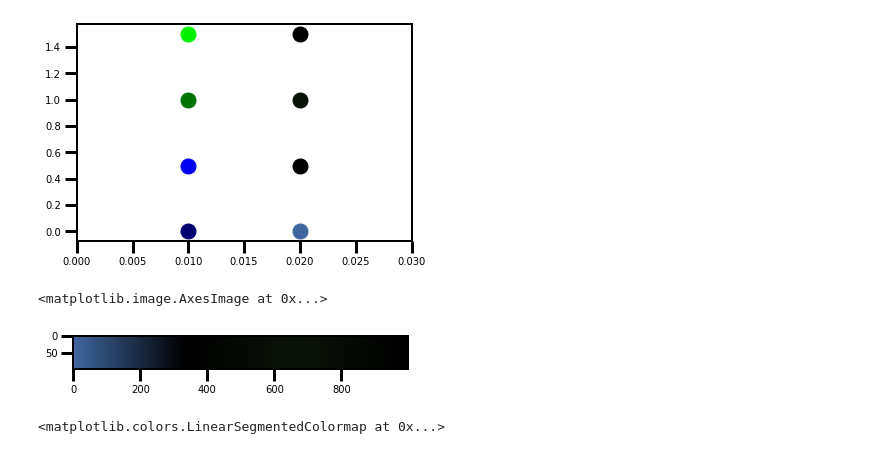
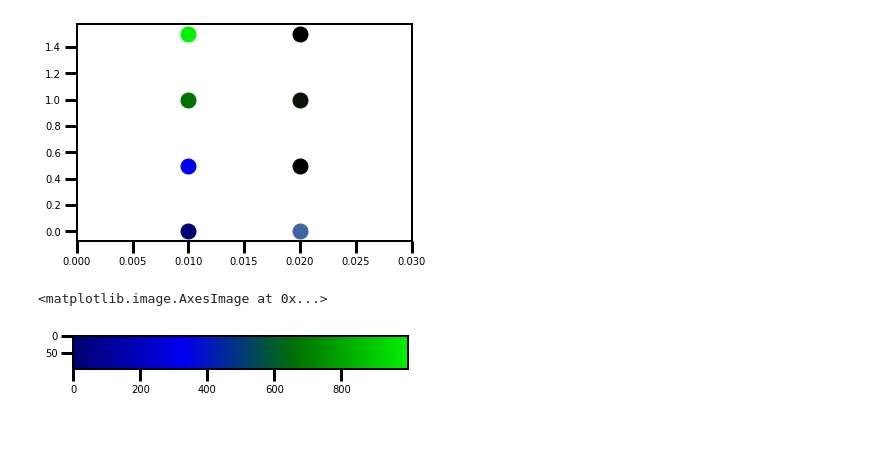
Before and after one commit to afeinstein20/animal_colors, a Jupyter notebook: examples.ipynb, the cells around one changed output. Cells and saved outputs as stored; diff of their text form; code cells hidden in the pictures.

```diff
--- a/examples.ipynb
+++ b/examples.ipynb
@@ -30,21 +30,10 @@ plt.xlim(0,0.03)
 # %% [output]
 (0.0, 0.03)
 [figure]
-# %%
-from matplotlib.colors import LinearSegmentedColormap
-
-clist =  np.flip(c1)
-#clist = np.append(clist, '#000000')
-
-cm = LinearSegmentedColormap.from_list('sequential',
-                                       c1,
-                                       N=2048)
-
-plt.imshow(np.full((100,1000),np.arange(0,1000,1)), cmap=cm)
-# %% [output]
-<matplotlib.image.AxesImage at 0x...>
-[figure, removed]
-# %%
-cm
-# %% [output]
-<matplotlib.colors.LinearSegmentedColormap at 0x...>
+# %%
+cm = anim_cm.make_colormap(hex_values=c)
+
+plt.imshow(np.full((100,1000), np.linspace(0,1,1000)), cmap=cm)
+# %% [output]
+<matplotlib.image.AxesImage at 0x...>
+[figure, added]
```
